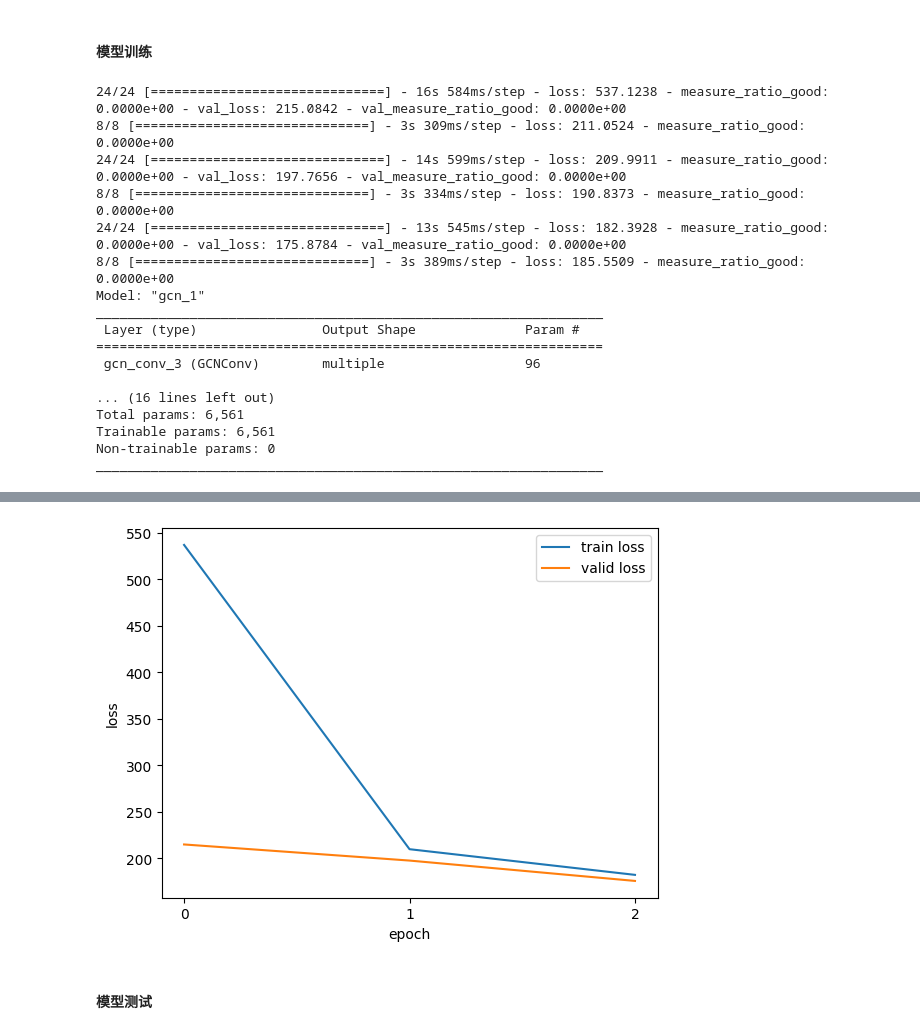
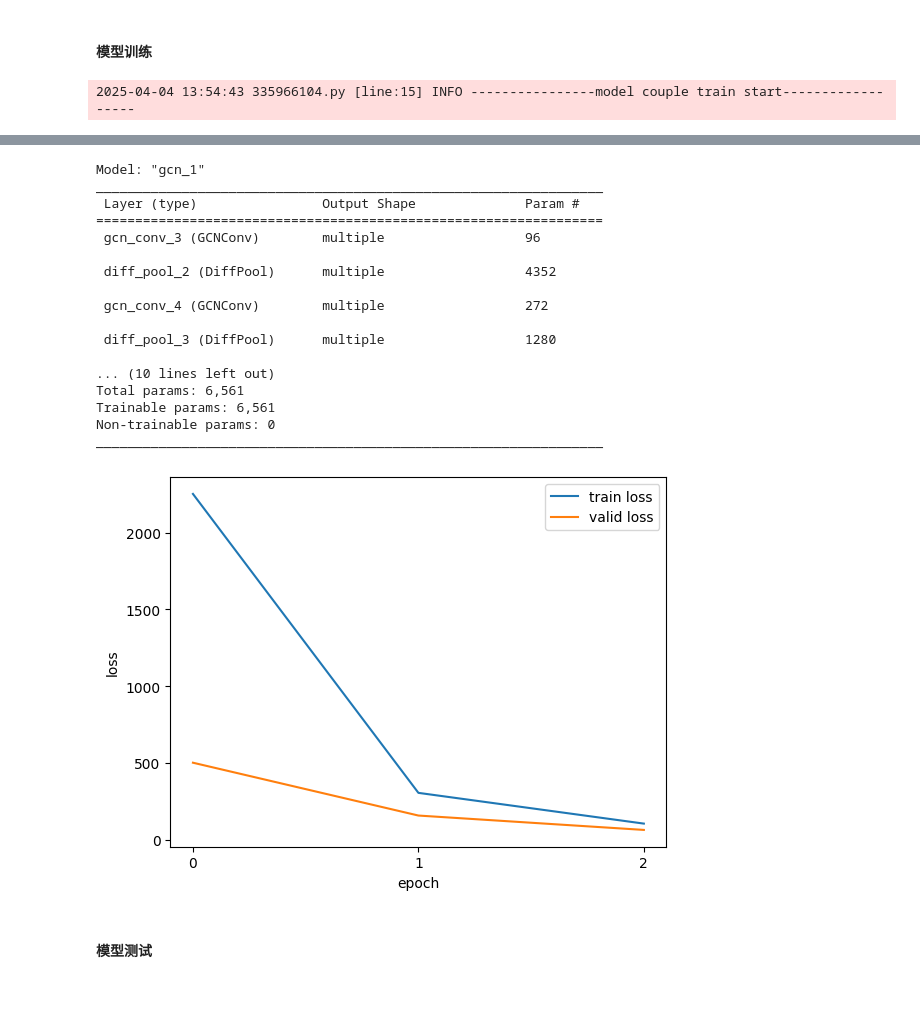
Before and after one commit to Kirito-Green/rc_predict, a Jupyter notebook: demo_gnn.ipynb, the cells around one changed output, grey strips where cells are left out. Drawn from its saved outputs; the diff is of its cells as text; code cells hidden in the pictures; blank space fills up the shorter version.

```diff
--- a/demo_gnn.ipynb
+++ b/demo_gnn.ipynb
@@ -2,0 +114,12 @@
+# %%
+import os
+
+
+gpus = ''
+for i in range(SET_MULTI_GPU_NUM):
+	if i == 0:
+		gpus += str(i)
+	else:
+		gpus += ',' + str(i)
+
+os.environ['CUDA_VISIBLE_DEVICES'] = gpus
@@ -298,15 +400,20 @@ best_val_score = 1e10
 # train model
 loss_all = []
 val_loss_all = []
+start = time.time()
+logging.info('----------------model total train start------------------')
 for epoch in range(epochs):
 	history = model_total.fit(loader_train.load(),
 														validation_data=loader_valid.load(),
 														steps_per_epoch=loader_train.steps_per_epoch,
 														validation_steps=loader_valid.steps_per_epoch,
 														epochs=1,
-														shuffle=True)
+														shuffle=False)
 	loss_all.append(history.history['loss'][0])
 	val_loss_all.append(history.history['val_loss'][0])
+
+	# log
+	logging.info(f'total model:{model_name} epoch:{epoch} loss:{loss_all[-1]} val_loss:{val_loss_all[-1]}')
 
 	# save model every model_save_freq epochs
 	if (epoch + 1) % model_save_freq == 0:
@@ -319,6 +426,9 @@ for epoch in range(epochs):
 		best_epoch = epoch
 		best_val_score = val_score
 		sync(model_total, model_best_total)
+end = time.time()
+logging.info(f'model total train done epoch: {epochs}, time: {end - start}s')
+logging.info('-----------------model total train end-------------------')
 
 # save best model
 model_total_save_path = os.path.join(dir_parmas, f'{model_name}_total_best_lr{lr}_batchsize{batch_size}_epochs{best_epoch}of{epochs}.h5')
@@ -412,15 +534,20 @@ best_val_score = 1e10
 # train model
 loss_all = []
 val_loss_all = []
+start = time.time()
+logging.info('----------------model couple train start------------------')
 for epoch in range(epochs):
 	history = model_couple.fit(loader_train.load(),
 														validation_data=loader_valid.load(),
 														steps_per_epoch=loader_train.steps_per_epoch,
 														validation_steps=loader_valid.steps_per_epoch,
 														epochs=1,
-														shuffle=True)
+														shuffle=False)
 	loss_all.append(history.history['loss'][0])
 	val_loss_all.append(history.history['val_loss'][0])
+
+	# log
+	logging.info(f'couple model:{model_name} epoch:{epoch} loss:{loss_all[-1]} val_loss:{val_loss_all[-1]}')
 
 	# save model every model_save_freq epochs
 	if (epoch + 1) % model_save_freq == 0:
@@ -433,6 +560,9 @@ for epoch in range(epochs):
 		best_epoch = epoch
 		best_val_score = val_score
 		sync(model_couple, model_best_couple)
+end = time.time()
+logging.info(f'model couple train done epoch: {epochs}, time: {end - start}s')
+logging.info('-----------------model couple train end-------------------')
 
 # save best model
 model_couple_save_path = os.path.join(dir_parmas, f'{model_name}_couple_best_lr{lr}_batchsize{batch_size}_epochs{best_epoch}of{epochs}.h5')
@@ -451,20 +581,4 @@ plt.ylabel('loss')
 plt_save_path = os.path.join(os.getcwd(), f"../results/{model_name}_couple_lr{lr}_batchsize{batch_size}_epochs{epochs}.jpg")
 plt.savefig(plt_save_path)
 # %% [output]
-24/24 [==============================] - 16s 584ms/step - loss: 537.1238 - measure_ratio_good: 0.0000e+00 - val_loss: 215.0842 - val_measure_ratio_good: 0.0000e+00
-8/8 [==============================] - 3s 309ms/step - loss: 211.0524 - measure_ratio_good: 0.0000e+00
-24/24 [==============================] - 14s 599ms/step - loss: 209.9911 - measure_ratio_good: 0.0000e+00 - val_loss: 197.7656 - val_measure_ratio_good: 0.0000e+00
-8/8 [==============================] - 3s 334ms/step - loss: 190.8373 - measure_ratio_good: 0.0000e+00
-24/24 [==============================] - 13s 545ms/step - loss: 182.3928 - measure_ratio_good: 0.0000e+00 - val_loss: 175.8784 - val_measure_ratio_good: 0.0000e+00
-8/8 [==============================] - 3s 389ms/step - loss: 185.5509 - measure_ratio_good: 0.0000e+00
-Model: "gcn_1"
-_________________________________________________________________
- Layer (type)                Output Shape              Param #
-=================================================================
- gcn_conv_3 (GCNConv)        multiple                  96
-
-... (16 lines left out)
-Total params: 6,561
-Trainable params: 6,561
-Non-trainable params: 0
-_________________________________________________________________
+2025-04-04 13:54:43 335966104.py [line:15] INFO ----------------model couple train start------------------
@@ -471,4 +596,21 @@ _________________________________________________________________
+Model: "gcn_1"
+_________________________________________________________________
+ Layer (type)                Output Shape              Param #
+=================================================================
+ gcn_conv_3 (GCNConv)        multiple                  96
+
+ diff_pool_2 (DiffPool)      multiple                  4352
+
+ gcn_conv_4 (GCNConv)        multiple                  272
+
+ diff_pool_3 (DiffPool)      multiple                  1280
+
+... (10 lines left out)
+Total params: 6,561
+Trainable params: 6,561
+Non-trainable params: 0
+_________________________________________________________________
-[figure, old version]
+[figure, new version]
 # %% [markdown]
 #### 模型测试
 # %%
```
Also changed, not shown: parts of 26 cells of this notebook, 19 other files.
